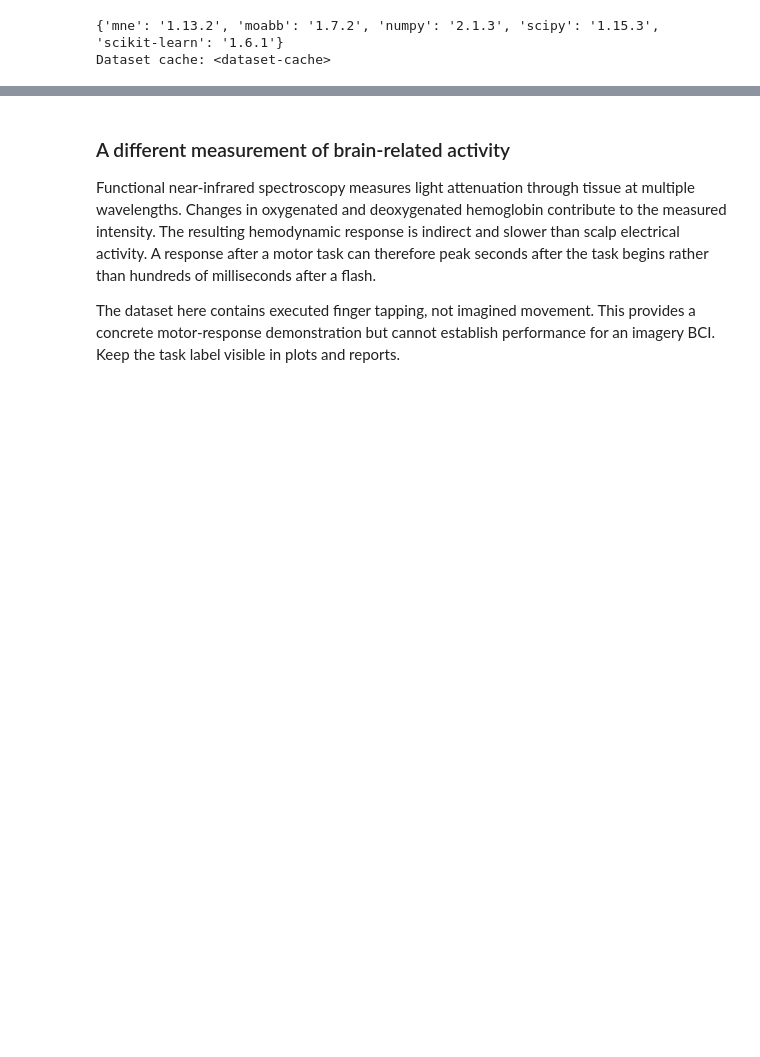
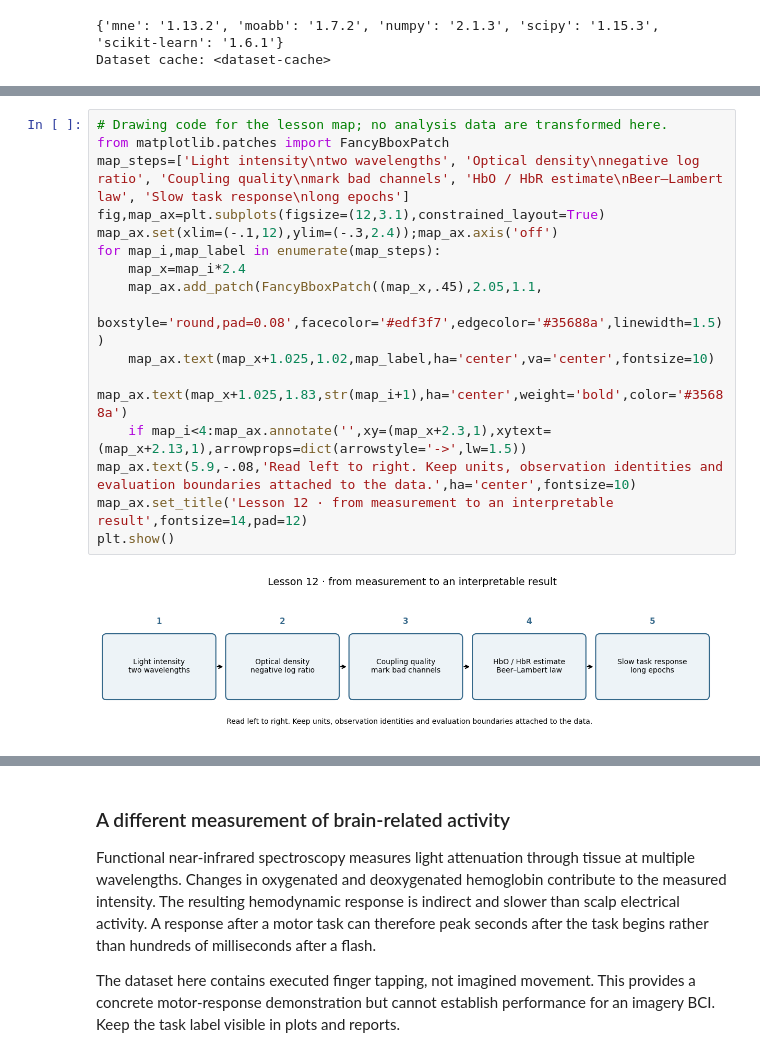
Before and after one commit to berdakh/ROBT613-BCI-Workshop, a Jupyter notebook: notebooks/12_fnirs_motor_paradigm.ipynb, the cells around one changed output, grey strips where cells are left out. Cells and saved outputs as stored; diff of their text form; blank space fills up the shorter version.

```diff
--- a/notebooks/12_fnirs_motor_paradigm.ipynb
+++ b/notebooks/12_fnirs_motor_paradigm.ipynb
@@ -60,0 +79,18 @@ Dataset cache: <dataset-cache>
+# %%
+# Drawing code for the lesson map; no analysis data are transformed here.
+from matplotlib.patches import FancyBboxPatch
+map_steps=['Light intensity\ntwo wavelengths', 'Optical density\nnegative log ratio', 'Coupling quality\nmark bad channels', 'HbO / HbR estimate\nBeer–Lambert law', 'Slow task response\nlong epochs']
+fig,map_ax=plt.subplots(figsize=(12,3.1),constrained_layout=True)
+map_ax.set(xlim=(-.1,12),ylim=(-.3,2.4));map_ax.axis('off')
+for map_i,map_label in enumerate(map_steps):
+    map_x=map_i*2.4
+    map_ax.add_patch(FancyBboxPatch((map_x,.45),2.05,1.1,
+        boxstyle='round,pad=0.08',facecolor='#edf3f7',edgecolor='#35688a',linewidth=1.5))
+    map_ax.text(map_x+1.025,1.02,map_label,ha='center',va='center',fontsize=10)
+    map_ax.text(map_x+1.025,1.83,str(map_i+1),ha='center',weight='bold',color='#35688a')
+    if map_i<4:map_ax.annotate('',xy=(map_x+2.3,1),xytext=(map_x+2.13,1),arrowprops=dict(arrowstyle='->',lw=1.5))
+map_ax.text(5.9,-.08,'Read left to right. Keep units, observation identities and evaluation boundaries attached to the data.',ha='center',fontsize=10)
+map_ax.set_title('Lesson 12 · from measurement to an interpretable result',fontsize=14,pad=12)
+plt.show()
+# %% [output]
+[figure, added]
```
Also changed, not shown: parts of 81 cells of this notebook, 15 other files.
